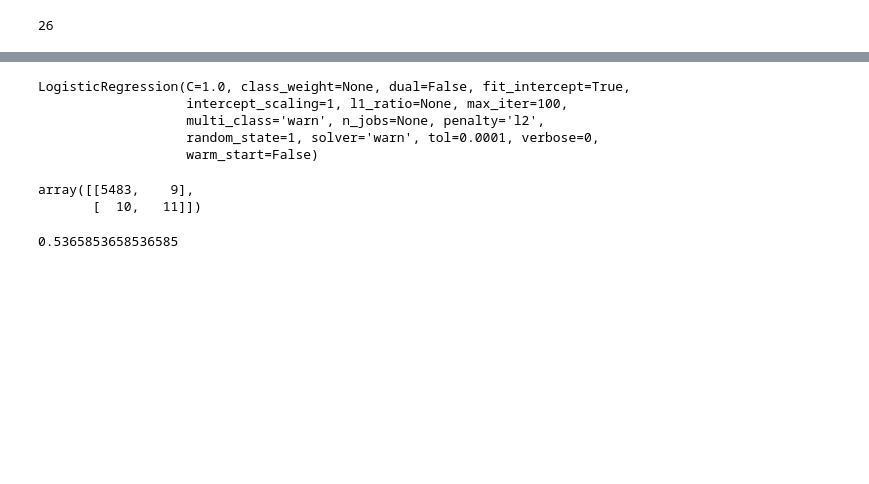
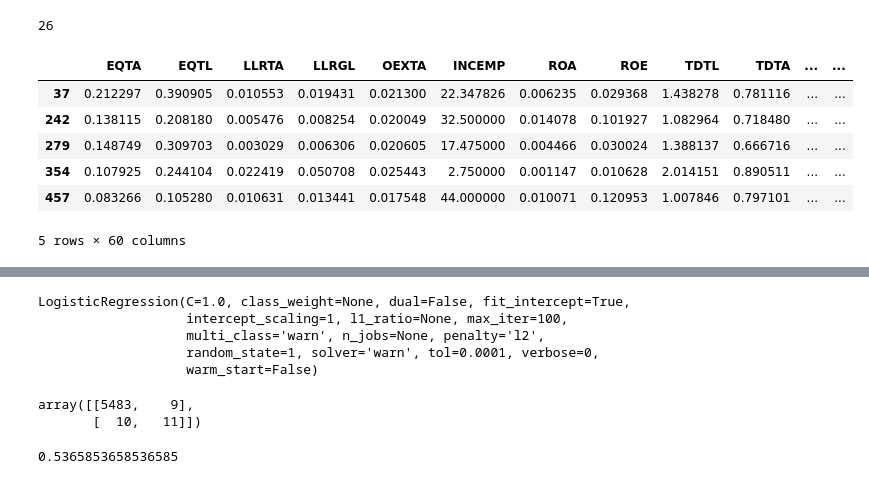
Before and after one commit to allaccountstaken/predicting_bank_distress, a Jupyter notebook: ann_model.ipynb, the cells around one changed output, grey strips where cells are left out. Cells and saved outputs as stored; diff of their text form; code cells hidden in the pictures; blank space fills up the shorter version.

```diff
--- a/ann_model.ipynb
+++ b/ann_model.ipynb
@@ -56,2 +48,12 @@ len(camel_set.loc[camel_set['Target'] ==1])
 # %% [output]
 26
+# %%
+camel_set.head()
+# %% [output]
+|  | EQTA | EQTL | LLRTA | LLRGL | OEXTA | INCEMP | ROA | ROE | TDTL | TDTA | ... | ... |
+| 37 | 0.212297 | 0.390905 | 0.010553 | 0.019431 | 0.021300 | 22.347826 | 0.006235 | 0.029368 | 1.438278 | 0.781116 | ... | ... |
+| 242 | 0.138115 | 0.208180 | 0.005476 | 0.008254 | 0.020049 | 32.500000 | 0.014078 | 0.101927 | 1.082964 | 0.718480 | ... | ... |
+| 279 | 0.148749 | 0.309703 | 0.003029 | 0.006306 | 0.020605 | 17.475000 | 0.004466 | 0.030024 | 1.388137 | 0.666716 | ... | ... |
+| 354 | 0.107925 | 0.244104 | 0.022419 | 0.050708 | 0.025443 | 2.750000 | 0.001147 | 0.010628 | 2.014151 | 0.890511 | ... | ... |
+| 457 | 0.083266 | 0.105280 | 0.010631 | 0.013441 | 0.017548 | 44.000000 | 0.010071 | 0.120953 | 1.007846 | 0.797101 | ... | ... |
+5 rows × 60 columns
```
Also changed, not shown: parts of 10 cells of this notebook, 3 other files.
